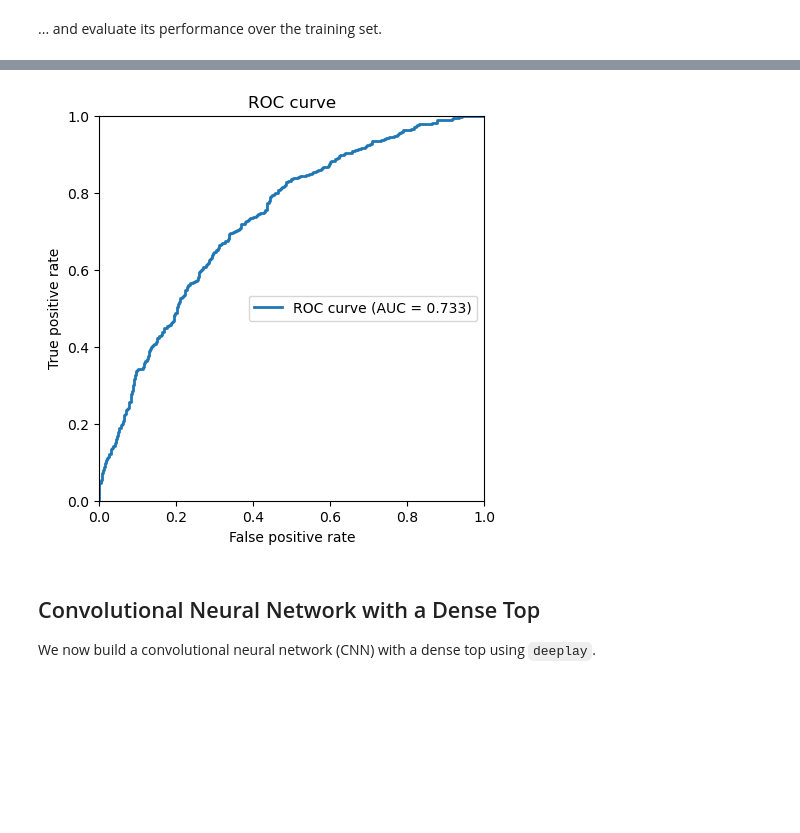
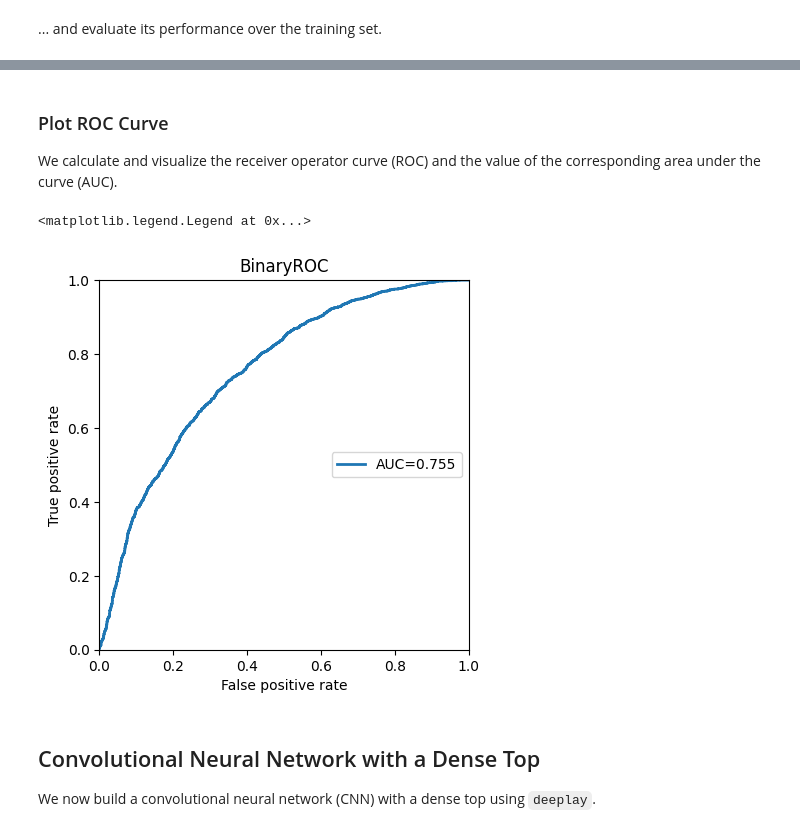
Before and after one commit to DeepTrackAI/DeepLearningCrashCourse, a Jupyter notebook: Ch03_CNN/Ex03B/blood_smears.ipynb, the cells around one changed output, grey strips where cells are left out. Drawn from its saved outputs; the diff is of its cells as text; code cells hidden in the pictures; blank space fills up the shorter version.

```diff
--- a/Ch03_CNN/Ex03B/blood_smears.ipynb
+++ b/Ch03_CNN/Ex03B/blood_smears.ipynb
@@ -95,7 +92,7 @@ Finally, we define the dataloaders for both sets. For the training, we'll set `b
 from torch.utils.data import DataLoader
 
 train_loader = DataLoader(train, batch_size=32, shuffle=True)
-test_loader = DataLoader(test, batch_size=124, shuffle=False)
+test_loader = DataLoader(test, batch_size=32, shuffle=False)
 # %% [markdown]
 ## Dense Neural Network
 
@@ -242,9 +206,23 @@ def plot_roc(classifier, dataset):
-# %%
-from fnc_blood_smears import plot_roc
-
-_ = plot_roc(classifier=dnn_classifier, dataset=test)
-# %% [output]
-[figure, removed]
+# %% [markdown]
+### Plot ROC Curve
+
+We calculate and visualize the receiver operator curve (ROC) and the value of the corresponding area under the curve (AUC).
+# %%
+import torchmetrics as tm
+roc_dnn = tm.ROC(task="binary")
+
+for x, y in test_loader:
+    roc_dnn.update(dnn_classifier(x), y.long())
+
+fig, ax = roc_dnn.plot(score = True)
+ax.grid(False)
+ax.axis("square")
+ax.set_xlim(0, 1)
+ax.set_ylim(0, 1)
+ax.legend(loc = 'center right')
+# %% [output]
+<matplotlib.legend.Legend at 0x...>
+[figure, added]
 # %% [markdown]
 ## Convolutional Neural Network with a Dense Top
 
```
Also changed, not shown: parts of 17 cells of this notebook, 1 other file.
